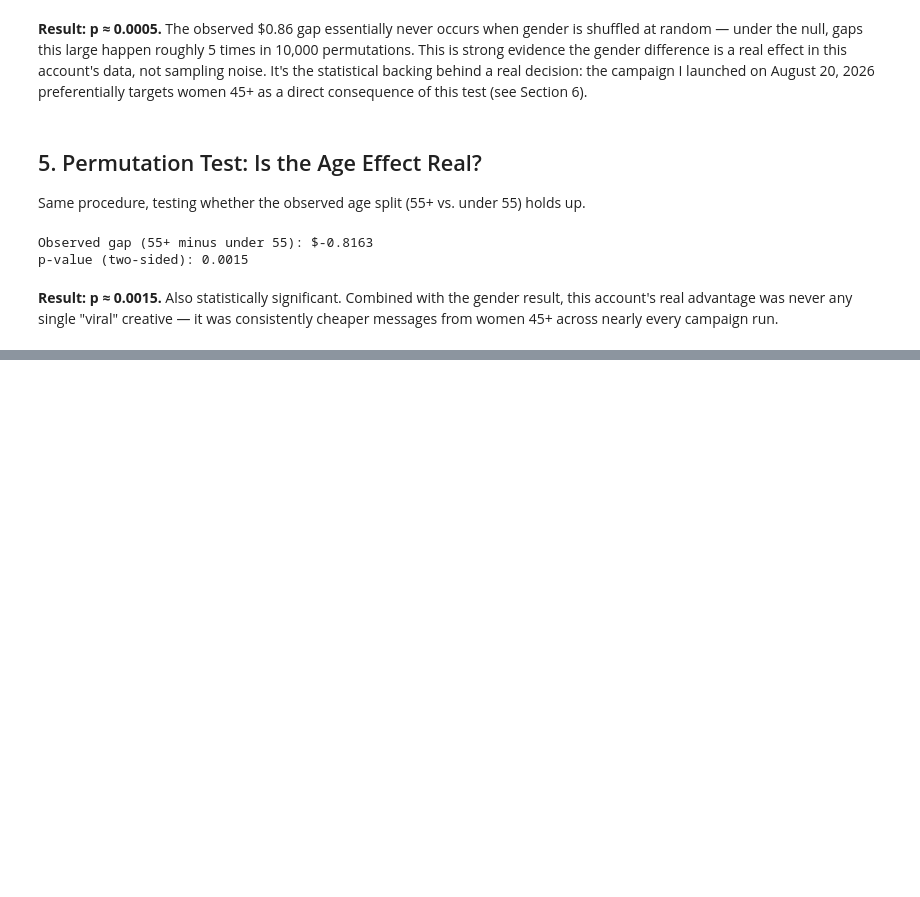
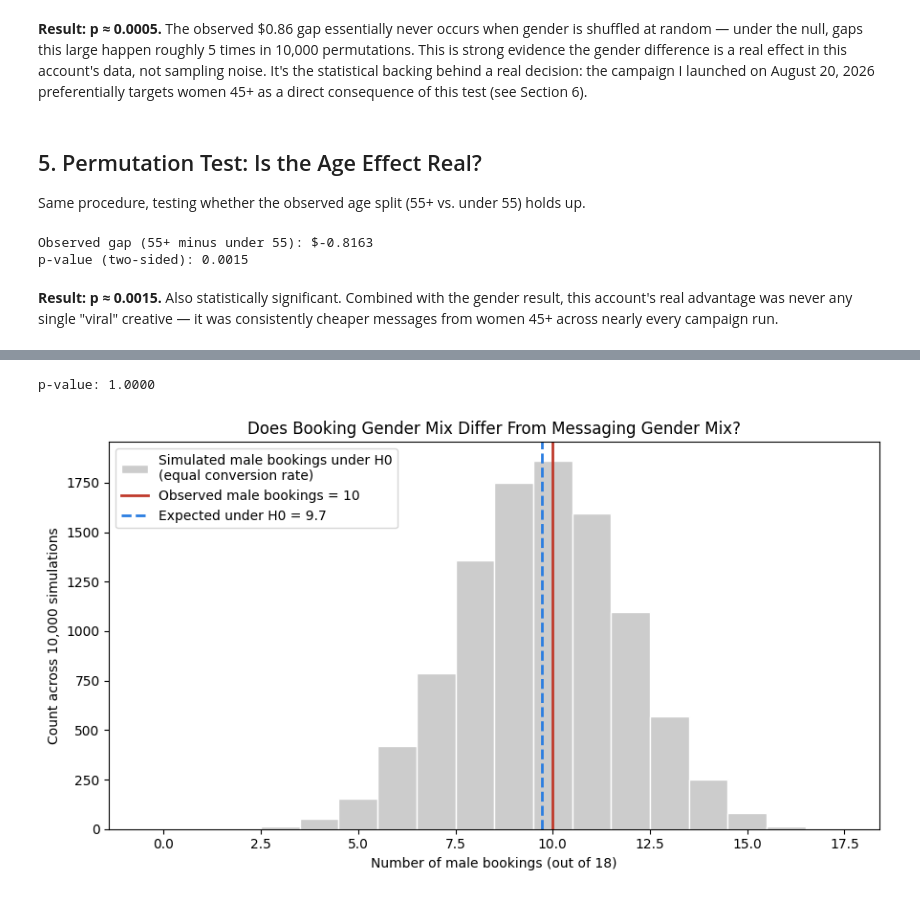
Before and after one commit to castanedaisaac786-byte/inland-analytics, a Jupyter notebook: ad_campaign_statistical_analysis.ipynb, the cells around one changed output, grey strips where cells are left out. Saved outputs shown, nothing was run; the diff lists cells and outputs as text; code cells hidden in the pictures; blank space fills up the shorter version.

Commit message:
Add Part 2 Section 6: does gender predict booking, not just messaging

```diff
--- a/ad_campaign_statistical_analysis.ipynb
+++ b/ad_campaign_statistical_analysis.ipynb
@@ -209,0 +216,12 @@ p-value (two-sided): 0.0015
+# %%
+bookings = pd.read_csv("data/job_log_with_gender.csv")
+meta_bookings = bookings[(bookings["acquisition_channel"] == "Meta Ads") & (bookings["gender"].isin(["Male", "Female"]))]
+
+booking_counts = meta_bookings["gender"].value_counts()
+print("Meta Ads bookings by gender:")
+print(booking_counts)
+
+n_bookings = len(meta_bookings)
+observed_male_bookings = booking_counts["Male"]
+print(f"\nTotal Meta Ads bookings: {n_bookings}")
+print(f"Observed male bookings: {observed_male_bookings} ({observed_male_bookings/n_bookings*100:.1f}%)")
@@ -209,0 +237,7 @@ p-value (two-sided): 0.0015
+# %%
+# Baseline male rate, from the messaging data used in Sections 4-5
+p_male_messaging = gdf[gdf["Gender"] == "male"]["messages"].sum() / gdf["messages"].sum()
+expected_male_bookings = n_bookings * p_male_messaging
+print(f"Male share of messages (baseline): {p_male_messaging*100:.1f}%")
+print(f"Expected male bookings under 'equal conversion rate': {expected_male_bookings:.2f}")
+print(f"Observed male bookings: {observed_male_bookings}")
@@ -209,0 +254,24 @@ p-value (two-sided): 0.0015
+# %%
+n_sim = 10_000
+simulated_male_counts = np.random.binomial(n_bookings, p_male_messaging, n_sim)
+p_value_booking = np.mean(
+    np.abs(simulated_male_counts - expected_male_bookings) >= np.abs(observed_male_bookings - expected_male_bookings)
+)
+print(f"p-value: {p_value_booking:.4f}")
+# %% [output]
+p-value: 1.0000
+# %%
+fig, ax = plt.subplots(figsize=(9, 5))
+ax.hist(simulated_male_counts, bins=range(0, 19), color="#cccccc", edgecolor="white", align="left",
+        label="Simulated male bookings under H0\n(equal conversion rate)")
+ax.axvline(observed_male_bookings, color="#c0392b", linewidth=2, label=f"Observed male bookings = {observed_male_bookings}")
+ax.axvline(expected_male_bookings, color="#2a7de1", linewidth=2, linestyle="--", label=f"Expected under H0 = {expected_male_bookings:.1f}")
+ax.set_xlabel("Number of male bookings (out of 18)")
+ax.set_ylabel("Count across 10,000 simulations")
+ax.set_title("Does Booking Gender Mix Differ From Messaging Gender Mix?")
+ax.legend()
+plt.tight_layout()
+plt.savefig("notebook_booking_vs_messaging_gender.png", dpi=120)
+plt.show()
+# %% [output]
+[figure, added]
```
Also changed, not shown: parts of 7 cells of this notebook, 3 other files.
